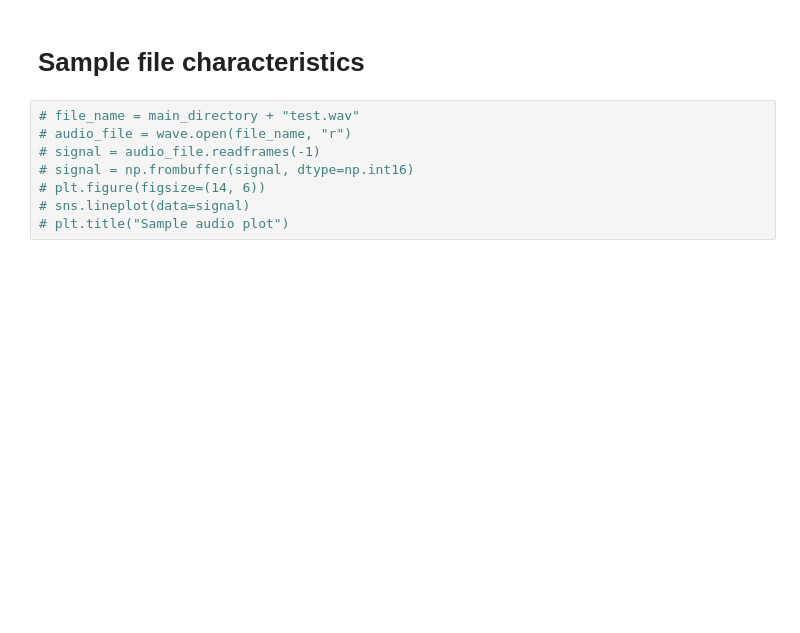
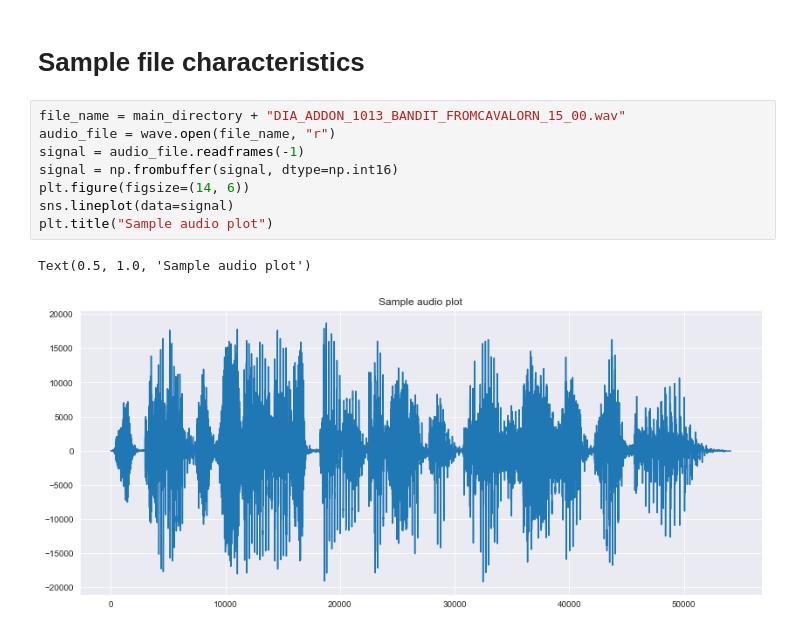
Before and after one commit to bart-wojtala/datasets, a Jupyter notebook: notebooks/Flowtron.ipynb, the cells around one changed output. Cells and saved outputs as stored; diff of their text form; blank space fills up the shorter version.

```diff
--- a/notebooks/Flowtron.ipynb
+++ b/notebooks/Flowtron.ipynb
@@ -61,10 +70,13 @@ Text(0.5, 1.0, 'Histogram of audio file lengths in flowtron dataset')
 # %% [markdown]
 # Sample file characteristics
 # %%
-# file_name = main_directory + "test.wav"
-# audio_file = wave.open(file_name, "r")
-# signal = audio_file.readframes(-1)
-# signal = np.frombuffer(signal, dtype=np.int16)
-# plt.figure(figsize=(14, 6))
-# sns.lineplot(data=signal)
-# plt.title("Sample audio plot")
+file_name = main_directory + "DIA_ADDON_1013_BANDIT_FROMCAVALORN_15_00.wav"
+audio_file = wave.open(file_name, "r")
+signal = audio_file.readframes(-1)
+signal = np.frombuffer(signal, dtype=np.int16)
+plt.figure(figsize=(14, 6))
+sns.lineplot(data=signal)
+plt.title("Sample audio plot")
+# %% [output]
+Text(0.5, 1.0, 'Sample audio plot')
+[figure, added]
```
Also changed, not shown: parts of 5 cells of this notebook.
